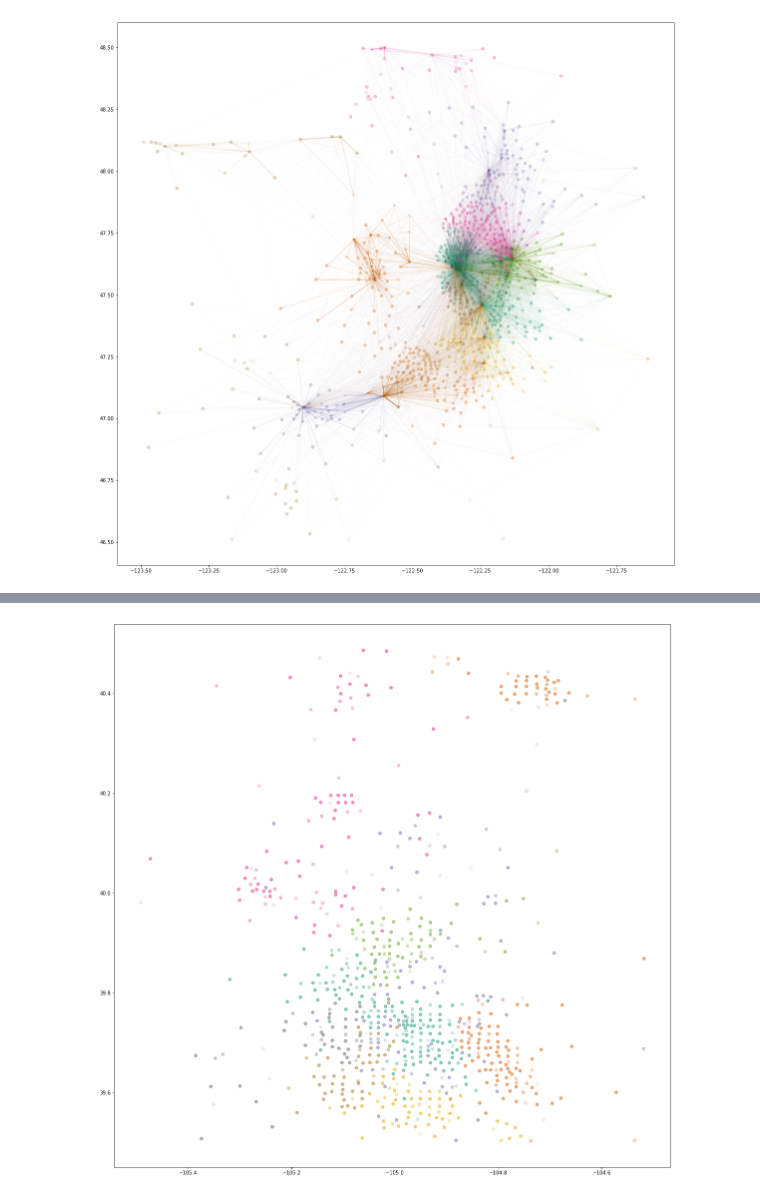
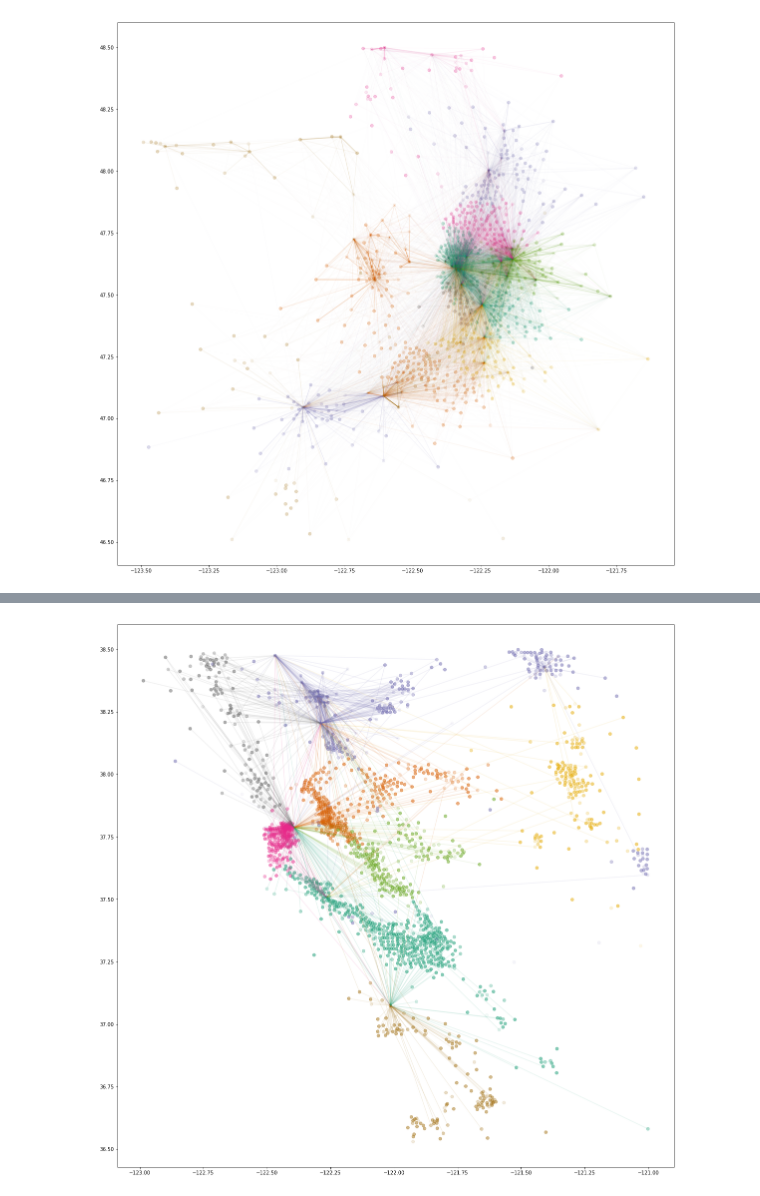
Before and after one commit to joannabate/commute, a Jupyter notebook: Alex_Plotting.ipynb, the cells around one changed output, grey strips where cells are left out. Drawn from its saved outputs; the diff is of its cells as text; code cells hidden in the pictures.

```diff
--- a/Alex_Plotting.ipynb
+++ b/Alex_Plotting.ipynb
@@ -76,12 +112,27 @@ for i, row in df_area_colored_n.iterrows():
 # %%
-df_area= limit_area(df_merged,minlat=46.5, maxlat=48.5, minlong = -123.5, maxlong=-121.5)
-df_results = cluster_and_plot(df_area, df_tracts, dist_method='absolute', link_method='ward', k=12, alpha=0.5, cmap=cm.Dark2, cnum=8)
+# Bay Area Case
+n=1000
+df_area= limit_area(df_merged,minlat=36.5,maxlat=38.5,minlong=-123,maxlong=-121)
+df_results = cluster_and_plot(df_area, df_tracts, dist_method='absolute', link_method='ward', k=9, alpha=1, cmap=cm.Dark2, cnum=8)
 
-df_area_colored = df_area.merge(df_results,how='left',left_on='GEOID_D',right_on='GEOID')
-n = 1000
+df_area_colored = df_area.merge(df_results,how='left',left_on='GEOID_O',right_on='GEOID')
 df_area_colored_n = df_area_colored.head(n)
 flow_max = df_area_colored_n['FLOW'].max()
 
 for i, row in df_area_colored_n.iterrows():
     rgb = (row['r'], row['g'], row['b'])
     plt.plot((row['INTPTLONG_O'],row['INTPTLONG_D']),(row['INTPTLAT_O'],row['INTPTLAT_D']),alpha=0.1, color=rgb)
+
+with open('gmaps_apikey.txt','r') as f:
+    api_key = f.readline()
+
+# Use google maps api
+gmaps.configure(api_key=api_key)
+# Set up your map
+fig = gmaps.figure()
+colors = get_rgb(df_results)
+locations = list(zip(df_results['INTPTLAT'],df_results['INTPTLONG']))
+symbols = gmaps.symbol_layer(locations, fill_color=colors, stroke_color=colors, scale=2)
+fig.add_layer(symbols)
+fig
+# %% [output]
@@ -87,0 +140 @@ for i, row in df_area_colored_n.iterrows():
+[figure, added]
@@ -102,6 +140,0 @@ fig.show()
-# %%
-#Testing Denver Origins
-df_area= limit_area(df_merged,minlat=39.5, maxlat=40.5, minlong = -105.5, maxlong=-104.5)
-df_results = cluster_and_plot(df_area, df_tracts, dist_method='absolute', link_method='ward', k=12, alpha=1, cmap=cm.Dark2, cnum=8)
-# %% [output]
-[figure, removed]
```
Also changed, not shown: parts of 9 cells of this notebook.
